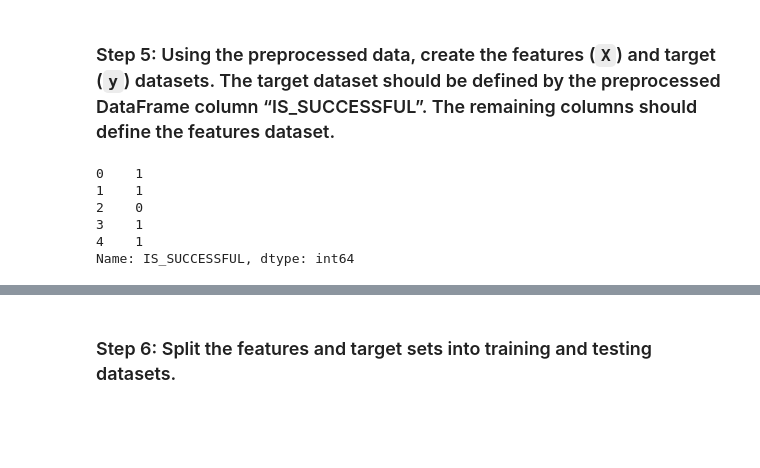
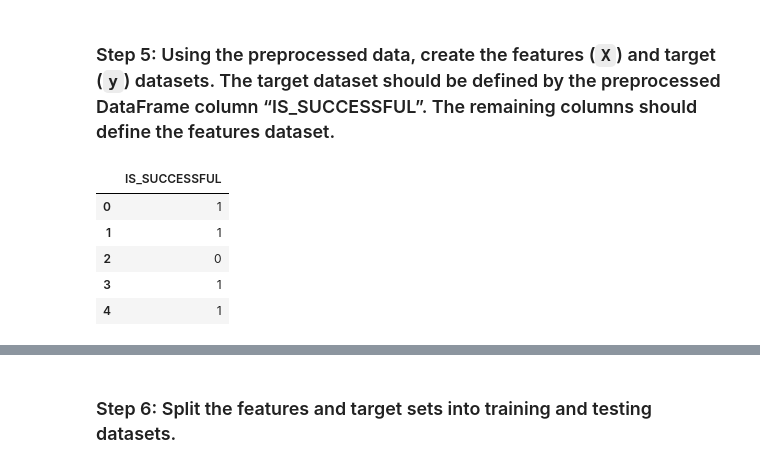
Before and after one commit to seshouan/Project-Startup_Funding, a Jupyter notebook: venture_funding_with_deep_learning.ipynb, the cells around one changed output, grey strips where cells are left out. Drawn from its saved outputs; the diff is of its cells as text; code cells hidden in the pictures; blank space fills up the shorter version.

```diff
--- a/venture_funding_with_deep_learning.ipynb
+++ b/venture_funding_with_deep_learning.ipynb
@@ -198,16 +198,16 @@ encoded_df.head()
 ### Step 5: Using the preprocessed data, create the features (`X`) and target (`y`) datasets. The target dataset should be defined by the preprocessed DataFrame column “IS_SUCCESSFUL”. The remaining columns should define the features dataset.
 # %%
 # Define the target set y using the IS_SUCCESSFUL column
-y = encoded_df['IS_SUCCESSFUL']
+y = encoded_df[['IS_SUCCESSFUL']].copy()
 
 # Display a sample of y
 y.head()
 # %% [output]
-0    1
-1    1
-2    0
-3    1
-4    1
-Name: IS_SUCCESSFUL, dtype: int64
+|  | IS_SUCCESSFUL |
+| 0 | 1 |
+| 1 | 1 |
+| 2 | 0 |
+| 3 | 1 |
+| 4 | 1 |
 # %%
 # Define features set X by selecting all columns but IS_SUCCESSFUL
```
Also changed, not shown: parts of 13 cells of this notebook.
